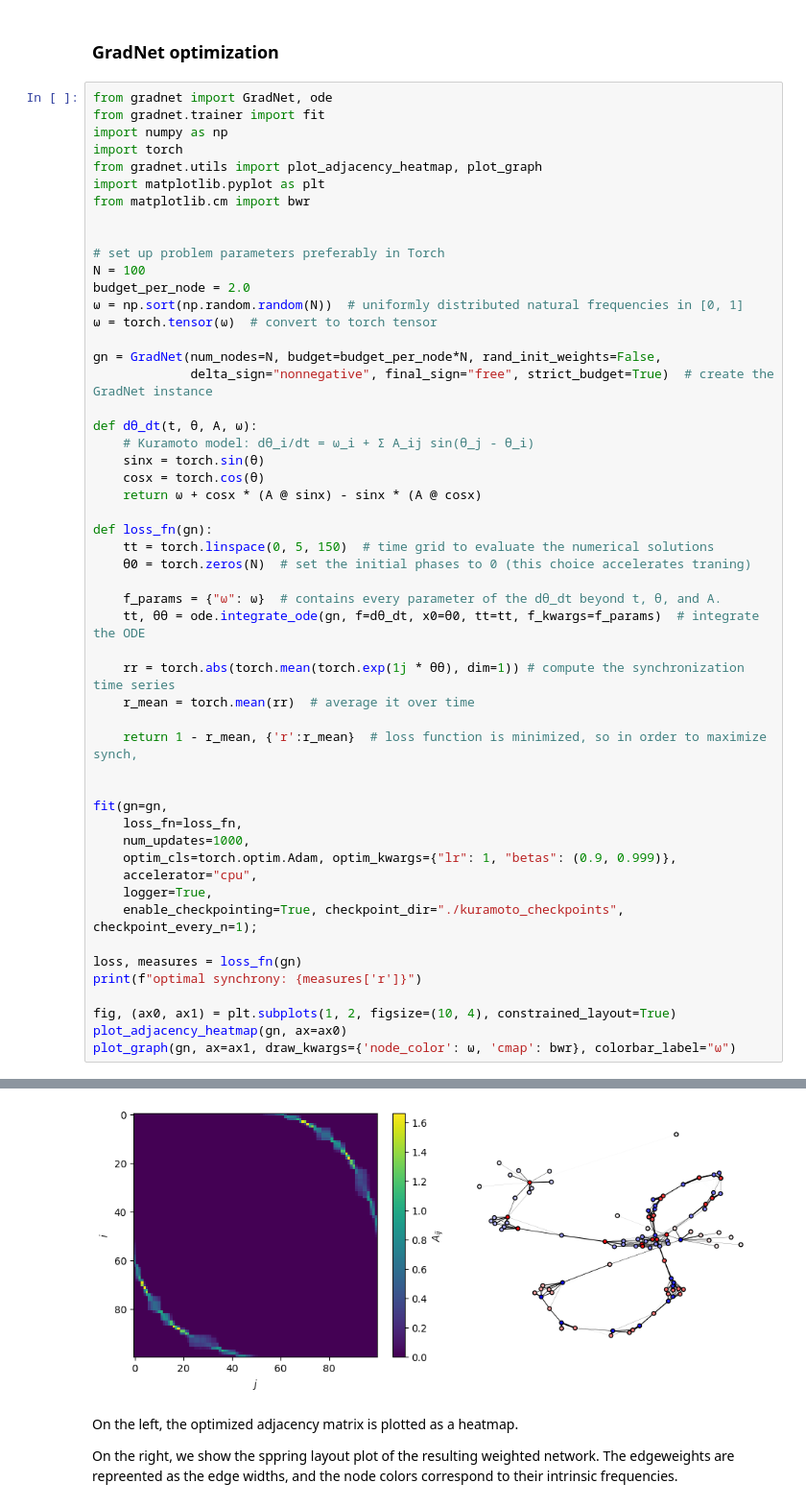
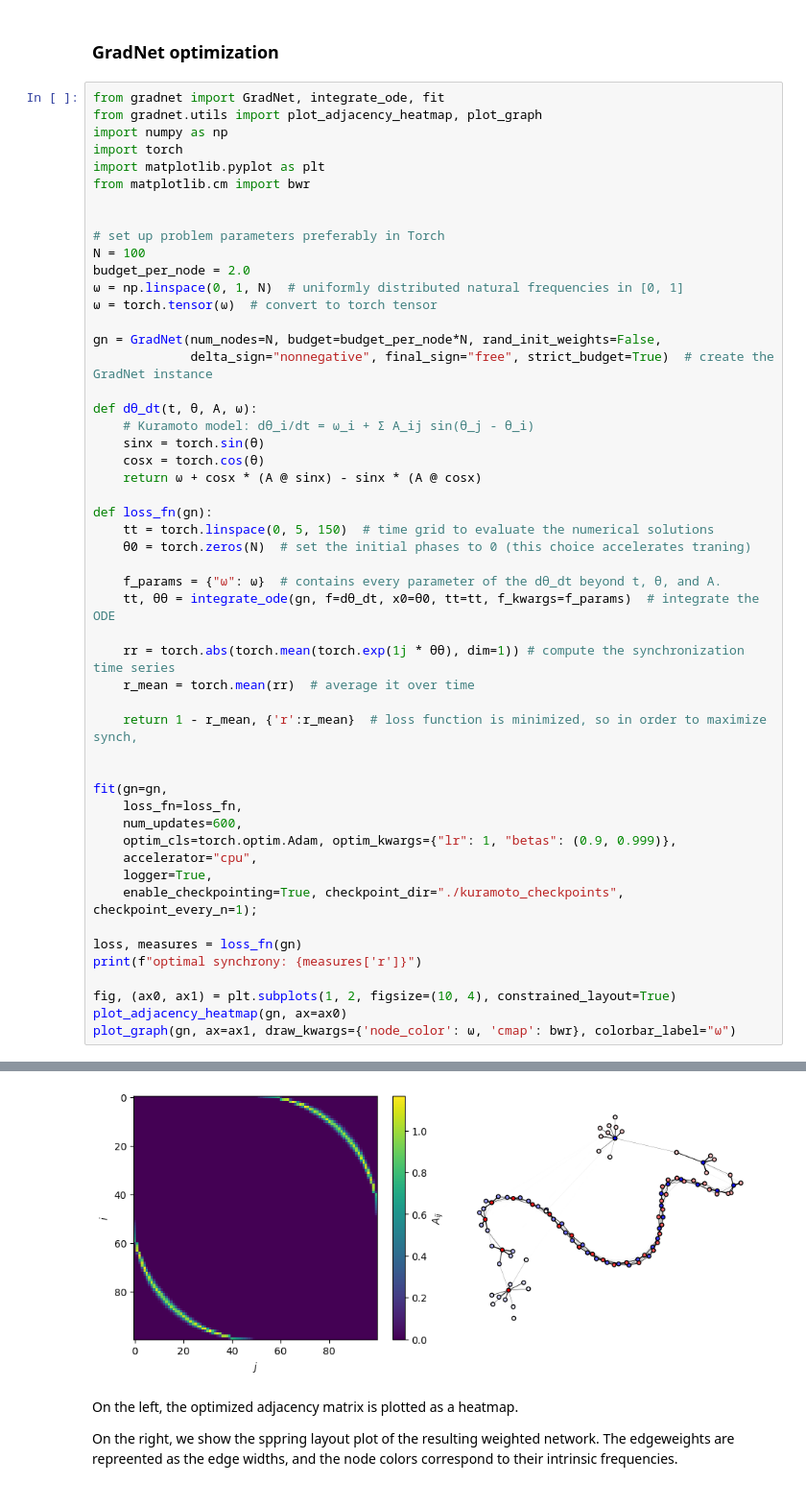
Before and after one commit to mikaberidze/gradnet, a Jupyter notebook: examples/2_kuramoto.ipynb, the cells around one changed output, grey strips where cells are left out. Shown at 96% size. Saved outputs shown, nothing was run; the diff lists cells and outputs as text.

```diff
--- a/examples/2_kuramoto.ipynb
+++ b/examples/2_kuramoto.ipynb
@@ -41,11 +43,10 @@ Note: vectorization is not required, but it helps accelerate the computations (e
 # %% [markdown]
 ### GradNet optimization
 # %%
-from gradnet import GradNet, ode
-from gradnet.trainer import fit
+from gradnet import GradNet, integrate_ode, fit
+from gradnet.utils import plot_adjacency_heatmap, plot_graph
 import numpy as np
 import torch
-from gradnet.utils import plot_adjacency_heatmap, plot_graph
 import matplotlib.pyplot as plt
 from matplotlib.cm import bwr
 
@@ -53,7 +54,7 @@ from matplotlib.cm import bwr
 # set up problem parameters preferably in Torch
 N = 100
 budget_per_node = 2.0
-ω = np.sort(np.random.random(N))  # uniformly distributed natural frequencies in [0, 1]
+ω = np.linspace(0, 1, N)  # uniformly distributed natural frequencies in [0, 1]
 ω = torch.tensor(ω)  # convert to torch tensor
 
 gn = GradNet(num_nodes=N, budget=budget_per_node*N, rand_init_weights=False,
@@ -70,7 +71,7 @@ def loss_fn(gn):
     θ0 = torch.zeros(N)  # set the initial phases to 0 (this choice accelerates traning)
 
     f_params = {"ω": ω}  # contains every parameter of the dθ_dt beyond t, θ, and A.
-    tt, θθ = ode.integrate_ode(gn, f=dθ_dt, x0=θ0, tt=tt, f_kwargs=f_params)  # integrate the ODE
+    tt, θθ = integrate_ode(gn, f=dθ_dt, x0=θ0, tt=tt, f_kwargs=f_params)  # integrate the ODE
 
     rr = torch.abs(torch.mean(torch.exp(1j * θθ), dim=1)) # compute the synchronization time series
     r_mean = torch.mean(rr)  # average it over time
@@ -80,7 +81,7 @@ def loss_fn(gn):
 
 fit(gn=gn,
     loss_fn=loss_fn,
-    num_updates=1000,
+    num_updates=600,
     optim_cls=torch.optim.Adam, optim_kwargs={"lr": 1, "betas": (0.9, 0.999)},
     accelerator="cpu",
     logger=True,
@@ -110,5 +110,5 @@ optimal synchrony: 0.998537003993988
 <networkx.classes.graph.Graph at 0x...>
-[figure, old version]
+[figure, new version]
 # %% [markdown]
 On the left, the optimized adjacency matrix is plotted as a heatmap.
 
```
Also changed, not shown: parts of 4 cells of this notebook, 8 other files.
